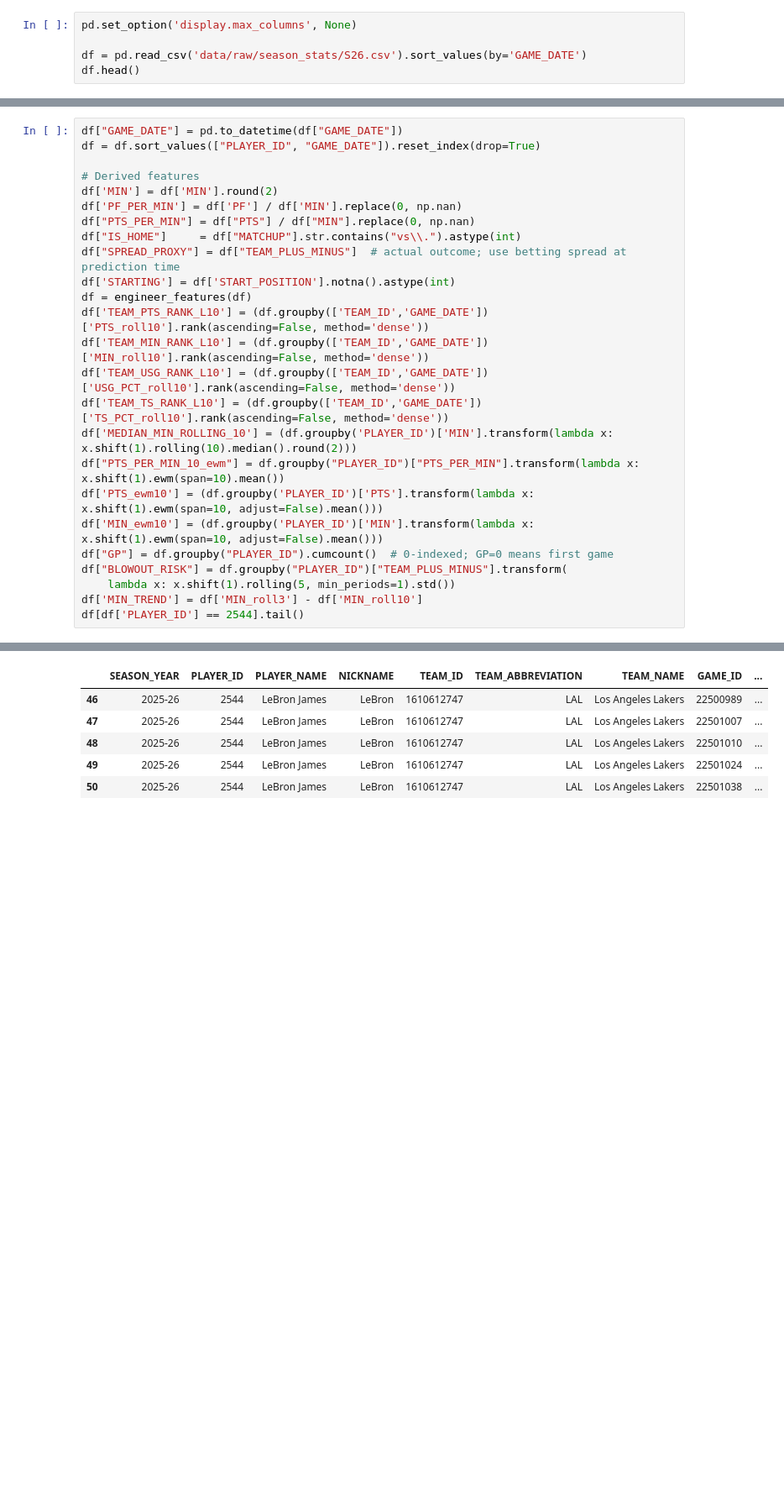
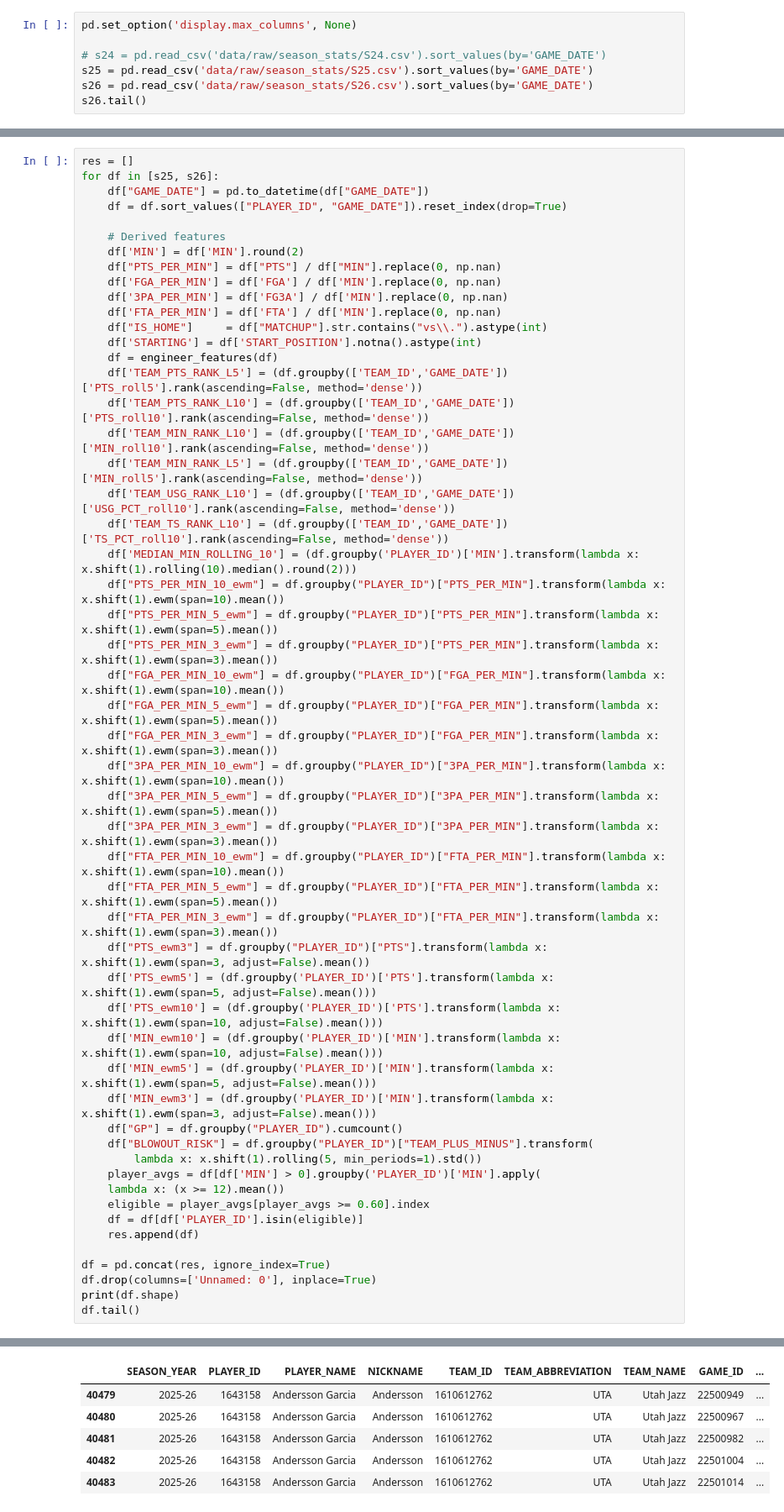
Before and after one commit to spon7ge/NBA-Prop-Predictor, a Jupyter notebook: src/points_model/min_model.ipynb, the cells around one changed output, grey strips where cells are left out. Shown at 84% size. Cells and saved outputs as stored; diff of their text form; blank space fills up the shorter version.

```diff
--- a/src/points_model/min_model.ipynb
+++ b/src/points_model/min_model.ipynb
@@ -29,7 +29,9 @@ warnings.filterwarnings("ignore")
 # %%
 pd.set_option('display.max_columns', None)
 
-df = pd.read_csv('data/raw/season_stats/S26.csv').sort_values(by='GAME_DATE')
-df.head()
+# s24 = pd.read_csv('data/raw/season_stats/S24.csv').sort_values(by='GAME_DATE')
+s25 = pd.read_csv('data/raw/season_stats/S25.csv').sort_values(by='GAME_DATE')
+s26 = pd.read_csv('data/raw/season_stats/S26.csv').sort_values(by='GAME_DATE')
+s26.tail()
 # %% [output]
 |  | SEASON_YEAR | PLAYER_ID | PLAYER_NAME | NICKNAME | TEAM_ID | TEAM_ABBREVIATION | TEAM_NAME | GAME_ID | ... |
@@ -41,26 +43,54 @@ df.head()
 # %%
-df["GAME_DATE"] = pd.to_datetime(df["GAME_DATE"])
-df = df.sort_values(["PLAYER_ID", "GAME_DATE"]).reset_index(drop=True)
+res = []
+for df in [s25, s26]:
+    df["GAME_DATE"] = pd.to_datetime(df["GAME_DATE"])
+    df = df.sort_values(["PLAYER_ID", "GAME_DATE"]).reset_index(drop=True)
 
-# Derived features
-df['MIN'] = df['MIN'].round(2)
-df['PF_PER_MIN'] = df['PF'] / df['MIN'].replace(0, np.nan)
-df["PTS_PER_MIN"] = df["PTS"] / df["MIN"].replace(0, np.nan)
-df["IS_HOME"]     = df["MATCHUP"].str.contains("vs\\.").astype(int)
-df["SPREAD_PROXY"] = df["TEAM_PLUS_MINUS"]  # actual outcome; use betting spread at prediction time
-df['STARTING'] = df['START_POSITION'].notna().astype(int)
-df = engineer_features(df)
-df['TEAM_PTS_RANK_L10'] = (df.groupby(['TEAM_ID','GAME_DATE'])['PTS_roll10'].rank(ascending=False, method='dense'))
-df['TEAM_MIN_RANK_L10'] = (df.groupby(['TEAM_ID','GAME_DATE'])['MIN_roll10'].rank(ascending=False, method='dense'))
-df['TEAM_USG_RANK_L10'] = (df.groupby(['TEAM_ID','GAME_DATE'])['USG_PCT_roll10'].rank(ascending=False, method='dense'))
-df['TEAM_TS_RANK_L10'] = (df.groupby(['TEAM_ID','GAME_DATE'])['TS_PCT_roll10'].rank(ascending=False, method='dense'))
-df['MEDIAN_MIN_ROLLING_10'] = (df.groupby('PLAYER_ID')['MIN'].transform(lambda x: x.shift(1).rolling(10).median().round(2)))
-df["PTS_PER_MIN_10_ewm"] = df.groupby("PLAYER_ID")["PTS_PER_MIN"].transform(lambda x: x.shift(1).ewm(span=10).mean())
-df['PTS_ewm10'] = (df.groupby('PLAYER_ID')['PTS'].transform(lambda x: x.shift(1).ewm(span=10, adjust=False).mean()))
-df['MIN_ewm10'] = (df.groupby('PLAYER_ID')['MIN'].transform(lambda x: x.shift(1).ewm(span=10, adjust=False).mean()))
-df["GP"] = df.groupby("PLAYER_ID").cumcount()  # 0-indexed; GP=0 means first game
-df["BLOWOUT_RISK"] = df.groupby("PLAYER_ID")["TEAM_PLUS_MINUS"].transform(
-    lambda x: x.shift(1).rolling(5, min_periods=1).std())
-df['MIN_TREND'] = df['MIN_roll3'] - df['MIN_roll10']
-df[df['PLAYER_ID'] == 2544].tail()
+    # Derived features
+    df['MIN'] = df['MIN'].round(2)
+    df["PTS_PER_MIN"] = df["PTS"] / df["MIN"].replace(0, np.nan)
+    df['FGA_PER_MIN'] = df['FGA'] / df['MIN'].replace(0, np.nan)
+    df['3PA_PER_MIN'] = df['FG3A'] / df['MIN'].replace(0, np.nan)
+    df['FTA_PER_MIN'] = df['FTA'] / df['MIN'].replace(0, np.nan)
+    df["IS_HOME"]     = df["MATCHUP"].str.contains("vs\\.").astype(int)
+    df['STARTING'] = df['START_POSITION'].notna().astype(int)
+    df = engineer_features(df)
+    df['TEAM_PTS_RANK_L5'] = (df.groupby(['TEAM_ID','GAME_DATE'])['PTS_roll5'].rank(ascending=False, method='dense'))
+    df['TEAM_PTS_RANK_L10'] = (df.groupby(['TEAM_ID','GAME_DATE'])['PTS_roll10'].rank(ascending=False, method='dense'))
+    df['TEAM_MIN_RANK_L10'] = (df.groupby(['TEAM_ID','GAME_DATE'])['MIN_roll10'].rank(ascending=False, method='dense'))
+    df['TEAM_MIN_RANK_L5'] = (df.groupby(['TEAM_ID','GAME_DATE'])['MIN_roll5'].rank(ascending=False, method='dense'))
+    df['TEAM_USG_RANK_L10'] = (df.groupby(['TEAM_ID','GAME_DATE'])['USG_PCT_roll10'].rank(ascending=False, method='dense'))
+    df['TEAM_TS_RANK_L10'] = (df.groupby(['TEAM_ID','GAME_DATE'])['TS_PCT_roll10'].rank(ascending=False, method='dense'))
+    df['MEDIAN_MIN_ROLLING_10'] = (df.groupby('PLAYER_ID')['MIN'].transform(lambda x: x.shift(1).rolling(10).median().round(2)))
+    df["PTS_PER_MIN_10_ewm"] = df.groupby("PLAYER_ID")["PTS_PER_MIN"].transform(lambda x: x.shift(1).ewm(span=10).mean())
+    df["PTS_PER_MIN_5_ewm"] = df.groupby("PLAYER_ID")["PTS_PER_MIN"].transform(lambda x: x.shift(1).ewm(span=5).mean())
+    df["PTS_PER_MIN_3_ewm"] = df.groupby("PLAYER_ID")["PTS_PER_MIN"].transform(lambda x: x.shift(1).ewm(span=3).mean())
+    df["FGA_PER_MIN_10_ewm"] = df.groupby("PLAYER_ID")["FGA_PER_MIN"].transform(lambda x: x.shift(1).ewm(span=10).mean())
+    df["FGA_PER_MIN_5_ewm"] = df.groupby("PLAYER_ID")["FGA_PER_MIN"].transform(lambda x: x.shift(1).ewm(span=5).mean())
+    df["FGA_PER_MIN_3_ewm"] = df.groupby("PLAYER_ID")["FGA_PER_MIN"].transform(lambda x: x.shift(1).ewm(span=3).mean())
+    df["3PA_PER_MIN_10_ewm"] = df.groupby("PLAYER_ID")["3PA_PER_MIN"].transform(lambda x: x.shift(1).ewm(span=10).mean())
+    df["3PA_PER_MIN_5_ewm"] = df.groupby("PLAYER_ID")["3PA_PER_MIN"].transform(lambda x: x.shift(1).ewm(span=5).mean())
+    df["3PA_PER_MIN_3_ewm"] = df.groupby("PLAYER_ID")["3PA_PER_MIN"].transform(lambda x: x.shift(1).ewm(span=3).mean())
+    df["FTA_PER_MIN_10_ewm"] = df.groupby("PLAYER_ID")["FTA_PER_MIN"].transform(lambda x: x.shift(1).ewm(span=10).mean())
+    df["FTA_PER_MIN_5_ewm"] = df.groupby("PLAYER_ID")["FTA_PER_MIN"].transform(lambda x: x.shift(1).ewm(span=5).mean())
+    df["FTA_PER_MIN_3_ewm"] = df.groupby("PLAYER_ID")["FTA_PER_MIN"].transform(lambda x: x.shift(1).ewm(span=3).mean())
+    df["PTS_ewm3"] = df.groupby("PLAYER_ID")["PTS"].transform(lambda x: x.shift(1).ewm(span=3, adjust=False).mean())
+    df['PTS_ewm5'] = (df.groupby('PLAYER_ID')['PTS'].transform(lambda x: x.shift(1).ewm(span=5, adjust=False).mean()))
+    df['PTS_ewm10'] = (df.groupby('PLAYER_ID')['PTS'].transform(lambda x: x.shift(1).ewm(span=10, adjust=False).mean()))
+    df['MIN_ewm10'] = (df.groupby('PLAYER_ID')['MIN'].transform(lambda x: x.shift(1).ewm(span=10, adjust=False).mean()))
+    df['MIN_ewm5'] = (df.groupby('PLAYER_ID')['MIN'].transform(lambda x: x.shift(1).ewm(span=5, adjust=False).mean()))
+    df['MIN_ewm3'] = (df.groupby('PLAYER_ID')['MIN'].transform(lambda x: x.shift(1).ewm(span=3, adjust=False).mean()))
+    df["GP"] = df.groupby("PLAYER_ID").cumcount()
+    df["BLOWOUT_RISK"] = df.groupby("PLAYER_ID")["TEAM_PLUS_MINUS"].transform(
+        lambda x: x.shift(1).rolling(5, min_periods=1).std())
+    player_avgs = df[df['MIN'] > 0].groupby('PLAYER_ID')['MIN'].apply(
+    lambda x: (x >= 12).mean())
+    eligible = player_avgs[player_avgs >= 0.60].index
+    df = df[df['PLAYER_ID'].isin(eligible)]
+    res.append(df)
+
+df = pd.concat(res, ignore_index=True)
+df.drop(columns=['Unnamed: 0'], inplace=True)
+print(df.shape)
+df.tail()
 # %% [output]
@@ -67,9 +98,9 @@ df[df['PLAYER_ID'] == 2544].tail()
 |  | SEASON_YEAR | PLAYER_ID | PLAYER_NAME | NICKNAME | TEAM_ID | TEAM_ABBREVIATION | TEAM_NAME | GAME_ID | ... |
-| 46 | 2025-26 | 2544 | LeBron James | LeBron | 1610612747 | LAL | Los Angeles Lakers | 22500989 | ... |
-| 47 | 2025-26 | 2544 | LeBron James | LeBron | 1610612747 | LAL | Los Angeles Lakers | 22501007 | ... |
-| 48 | 2025-26 | 2544 | LeBron James | LeBron | 1610612747 | LAL | Los Angeles Lakers | 22501010 | ... |
-| 49 | 2025-26 | 2544 | LeBron James | LeBron | 1610612747 | LAL | Los Angeles Lakers | 22501024 | ... |
-| 50 | 2025-26 | 2544 | LeBron James | LeBron | 1610612747 | LAL | Los Angeles Lakers | 22501038 | ... |
+| 40479 | 2025-26 | 1643158 | Andersson Garcia | Andersson | 1610612762 | UTA | Utah Jazz | 22500949 | ... |
+| 40480 | 2025-26 | 1643158 | Andersson Garcia | Andersson | 1610612762 | UTA | Utah Jazz | 22500967 | ... |
+| 40481 | 2025-26 | 1643158 | Andersson Garcia | Andersson | 1610612762 | UTA | Utah Jazz | 22500982 | ... |
+| 40482 | 2025-26 | 1643158 | Andersson Garcia | Andersson | 1610612762 | UTA | Utah Jazz | 22501004 | ... |
+| 40483 | 2025-26 | 1643158 | Andersson Garcia | Andersson | 1610612762 | UTA | Utah Jazz | 22501014 | ... |
 # %%
 # Drop stale prior columns so re-running this cell does not merge into prior_mean_x / prior_mean_y
 _prior_stale = [
```
Also changed, not shown: parts of 23 cells of this notebook, 24 other files.
